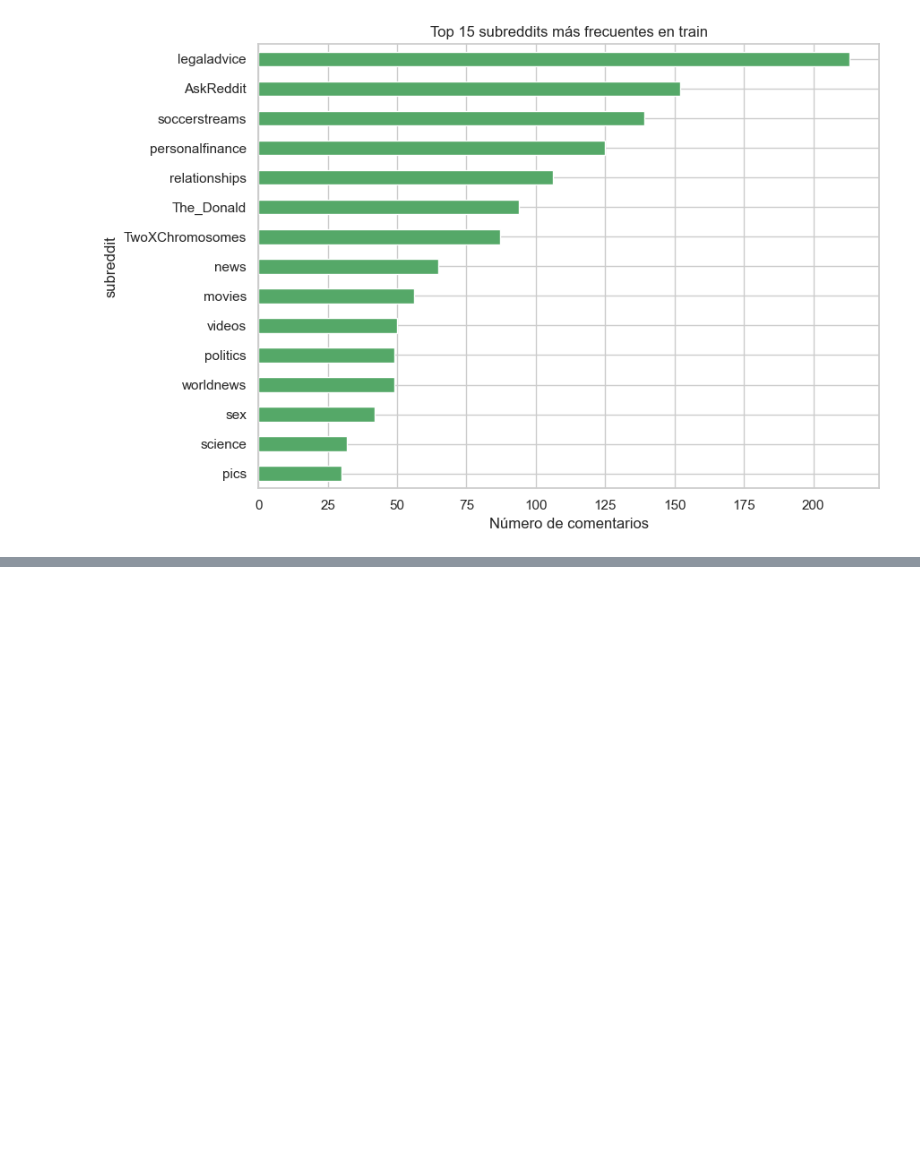
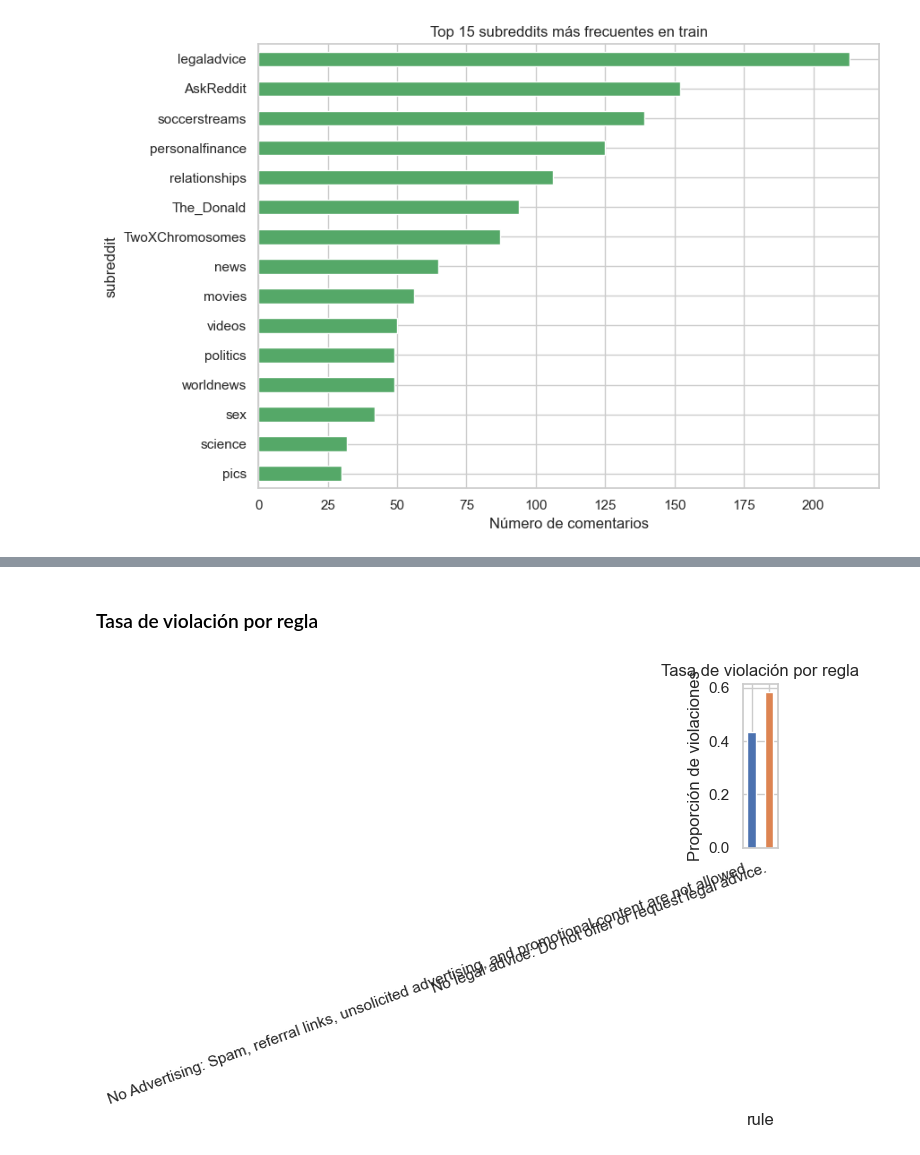
Before and after one commit to belennmm/DataS_Proyecto2, a Jupyter notebook: Proyecto2Analisis.ipynb, the cells around one changed output, grey strips where cells are left out. Cells and saved outputs as stored; diff of their text form; code cells hidden in the pictures; blank space fills up the shorter version.

```diff
--- a/Proyecto2Analisis.ipynb
+++ b/Proyecto2Analisis.ipynb
@@ -617,0 +636,13 @@ plt.show()
+# %% [markdown]
+### Tasa de violación por regla
+# %%
+plt.figure(figsize=(6, 5))
+train.groupby("rule")[TARGET].mean().plot(kind="bar", color=["#4C72B0", "#DD8452"])
+plt.title("Tasa de violación por regla")
+plt.ylabel("Proporción de violaciones")
+plt.xticks(rotation=20, ha="right")
+plt.tight_layout()
+savefig("06_tasa_violacion_por_regla.png")
+plt.show()
+# %% [output]
+[figure, added]
```
Also changed, not shown: parts of 14 cells of this notebook, 9 other files.
